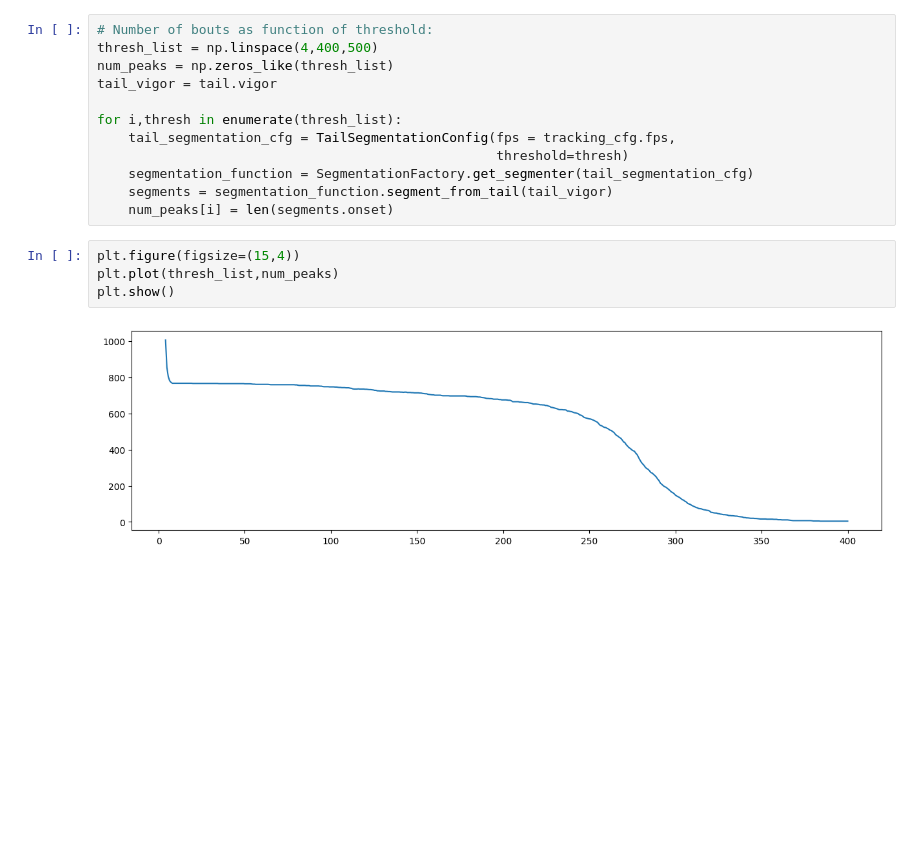
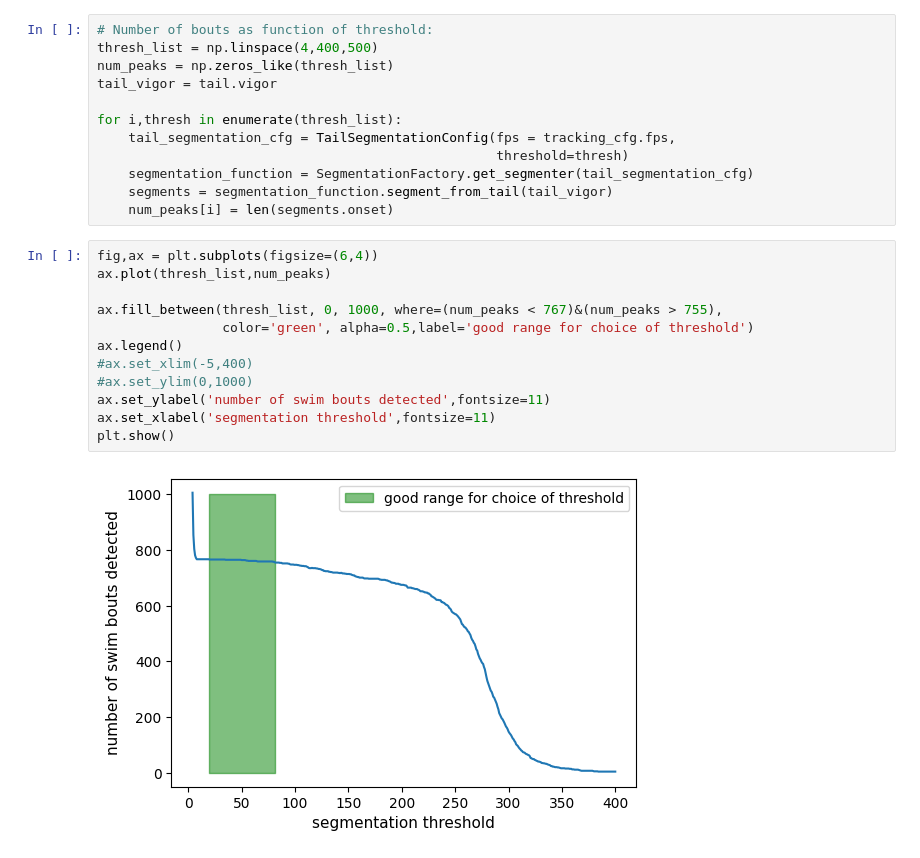
Before and after one commit to orger-lab/megabouts, a Jupyter notebook: docs/source/notebooks/tutorial_Tail_Segmentation.ipynb, the cells around one changed output. Saved outputs shown, nothing was run; the diff lists cells and outputs as text; blank space fills up the shorter version.

```diff
--- a/docs/source/notebooks/tutorial_Tail_Segmentation.ipynb
+++ b/docs/source/notebooks/tutorial_Tail_Segmentation.ipynb
@@ -110,9 +129,17 @@ for i,thresh in enumerate(thresh_list):
     segmentation_function = SegmentationFactory.get_segmenter(tail_segmentation_cfg)
     segments = segmentation_function.segment_from_tail(tail_vigor)
     num_peaks[i] = len(segments.onset)
-# %%
-plt.figure(figsize=(15,4))
-plt.plot(thresh_list,num_peaks)
-plt.show()
-# %% [output]
-[figure, removed]
+# %%
+fig,ax = plt.subplots(figsize=(6,4))
+ax.plot(thresh_list,num_peaks)
+
+ax.fill_between(thresh_list, 0, 1000, where=(num_peaks < 767)&(num_peaks > 755),
+                color='green', alpha=0.5,label='good range for choice of threshold')
+ax.legend()
+#ax.set_xlim(-5,400)
+#ax.set_ylim(0,1000)
+ax.set_ylabel('number of swim bouts detected',fontsize=11)
+ax.set_xlabel('segmentation threshold',fontsize=11)
+plt.show()
+# %% [output]
+[figure, added]
```
Also changed, not shown: parts of 1 cell of this notebook, 12 other files.
